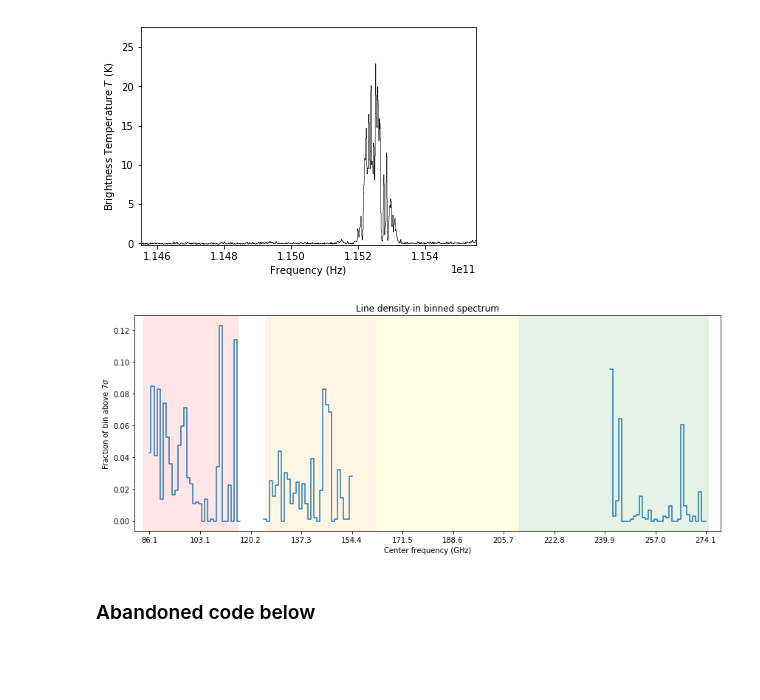
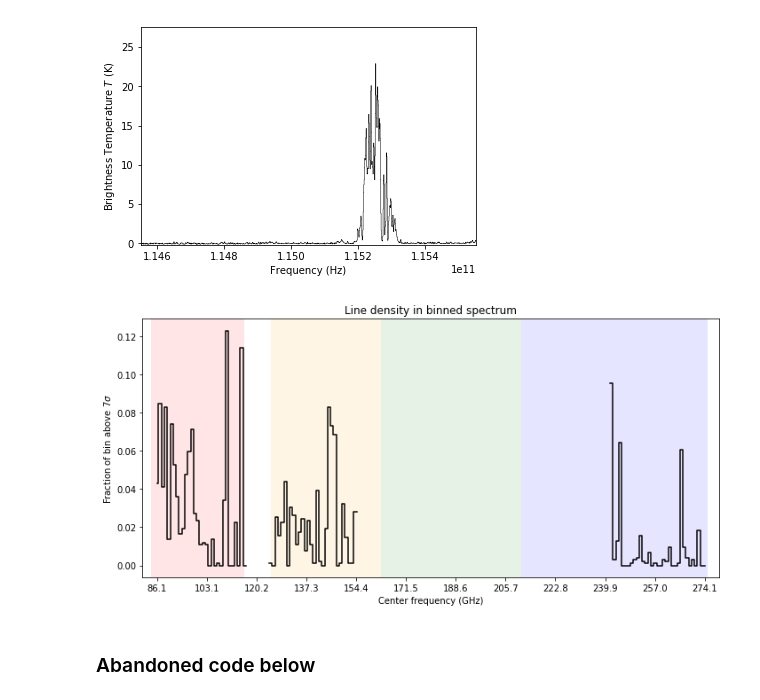
Before and after one commit to abulatek/brick, a Jupyter notebook: resubmission/summary_plot.ipynb, the cells around one changed output. Saved outputs shown, nothing was run; the diff lists cells and outputs as text; code cells hidden in the pictures; blank space fills up the shorter version.

```diff
--- a/resubmission/summary_plot.ipynb
+++ b/resubmission/summary_plot.ipynb
@@ -204,26 +204,26 @@ Fraction above 7*sigma: 0.11414634146341464
 [figure]
 # %%
 import matplotlib.patches as mpatches
-plt.figure(figsize=(12, 5))
-plt.plot(freq_bin_centers*(1/(10.**9)), fractions, linestyle = '-', drawstyle = 'steps-mid')
+plt.figure(figsize=(10, 5))
+plt.plot(freq_bin_centers*(1/(10.**9)), fractions, linestyle = '-', color = 'k', drawstyle = 'steps-mid')
 plt.xlabel('Center frequency (GHz)')
 plt.ylabel('Fraction of bin above $7\sigma$')
 plt.title('Line density in binned spectrum')
 plt.xlim(np.min(freq_bin_centers*(1/(10.**9)))-5, np.max(freq_bin_centers*(1/(10.**9)))+5)
 plt.xticks(np.linspace(np.min(freq_bin_centers*(1/(10.**9))), np.max(freq_bin_centers*(1/(10.**9))), 12))
 plt.tight_layout()
 band3 = mpatches.Rectangle((84, -0.02), (116. - 84.), 0.2, alpha = 0.1, facecolor = "red")
 band4 = mpatches.Rectangle((125, -0.02), (163. - 125.), 0.2, alpha = 0.1, facecolor = "orange")
-band5 = mpatches.Rectangle((163, -0.02), (211. - 163.), 0.2, alpha = 0.1, facecolor = "yellow")
-band6 = mpatches.Rectangle((211, -0.02), (275. - 211.), 0.2, alpha = 0.1, facecolor = "green")
+band5 = mpatches.Rectangle((163, -0.02), (211. - 163.), 0.2, alpha = 0.1, facecolor = "green")
+band6 = mpatches.Rectangle((211, -0.02), (275. - 211.), 0.2, alpha = 0.1, facecolor = "blue")
 plt.gca().add_patch(band3)
 plt.gca().add_patch(band4)
 plt.gca().add_patch(band5)
 plt.gca().add_patch(band6)
 plt.savefig('line_density_diff_range3.png', dpi = 200)
 plt.show()
 # %% [output]
-[figure, old version]
+[figure, new version]
 # %% [markdown]
 ### Abandoned code below
 # %%
```
